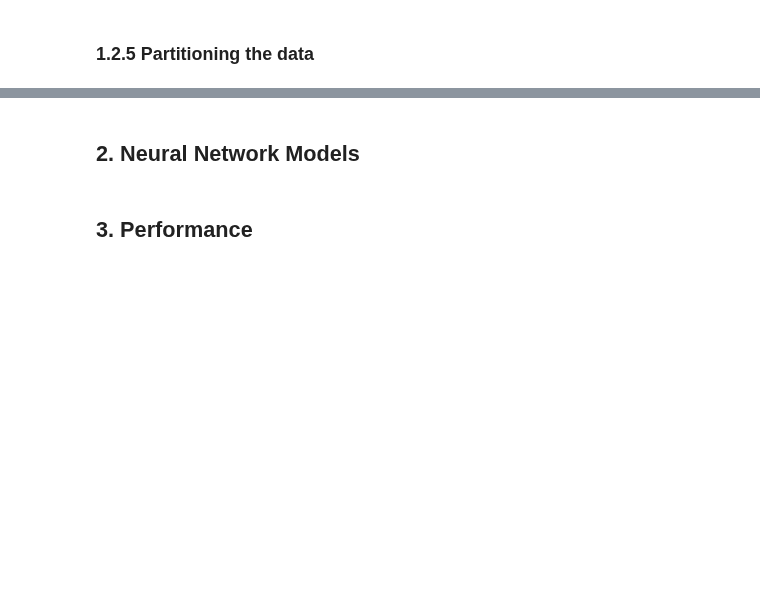
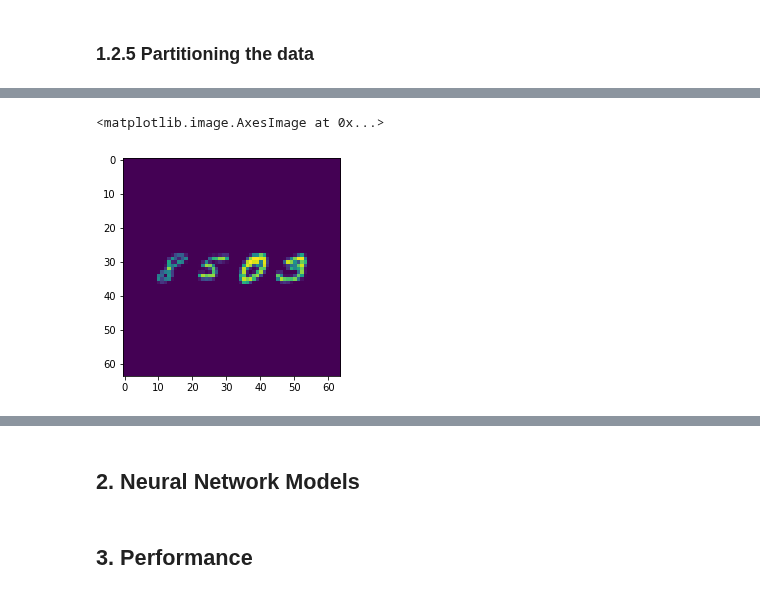
Before and after one commit to du-hr/MNIST-CNN, a Jupyter notebook: MiniProject_3.ipynb, the cells around one changed output, grey strips where cells are left out. Drawn from its saved outputs; the diff is of its cells as text; code cells hidden in the pictures; blank space fills up the shorter version.

```diff
--- a/MiniProject_3.ipynb
+++ b/MiniProject_3.ipynb
@@ -356,0 +351,7 @@ for i in range(3):
+# %%
+x_try = train_images[0]
+x_try = np.float32(x_try).reshape(64, 64)
+plt.imshow(x_try)
+# %% [output]
+<matplotlib.image.AxesImage at 0x...>
+[figure, added]
```
Also changed, not shown: parts of 26 cells of this notebook.
